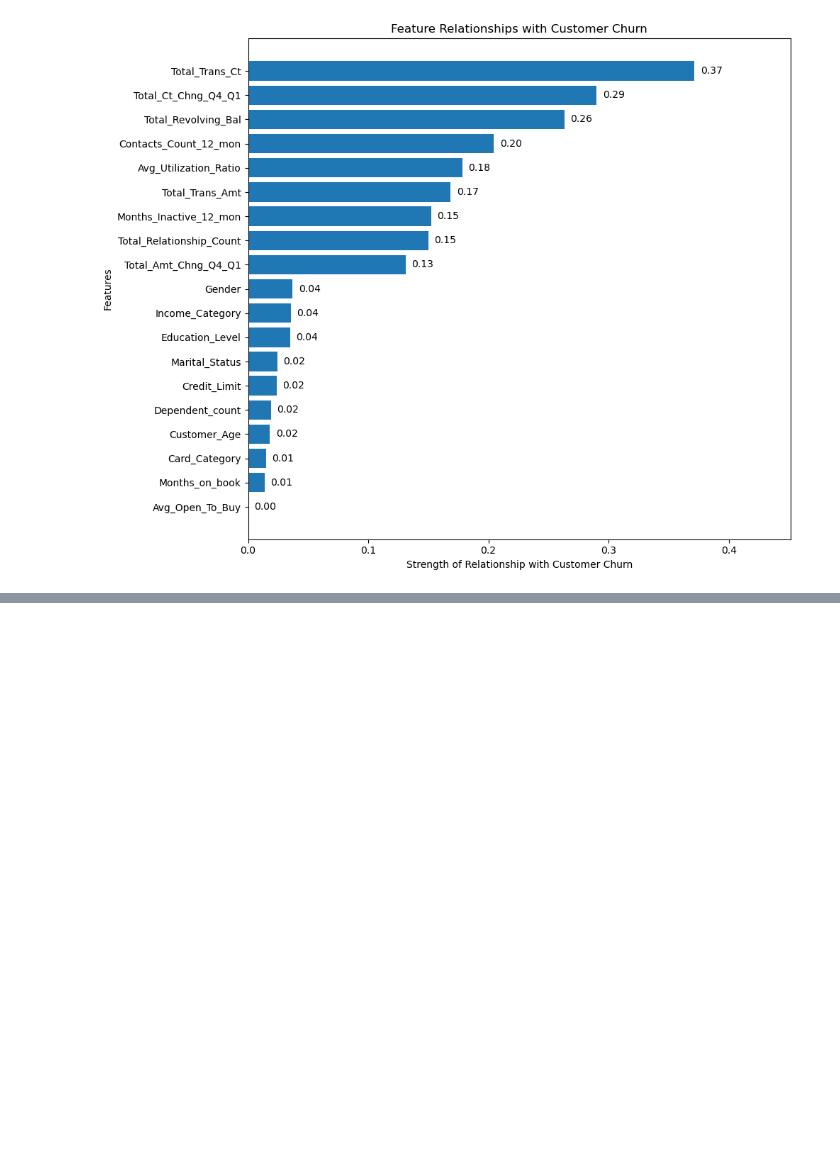
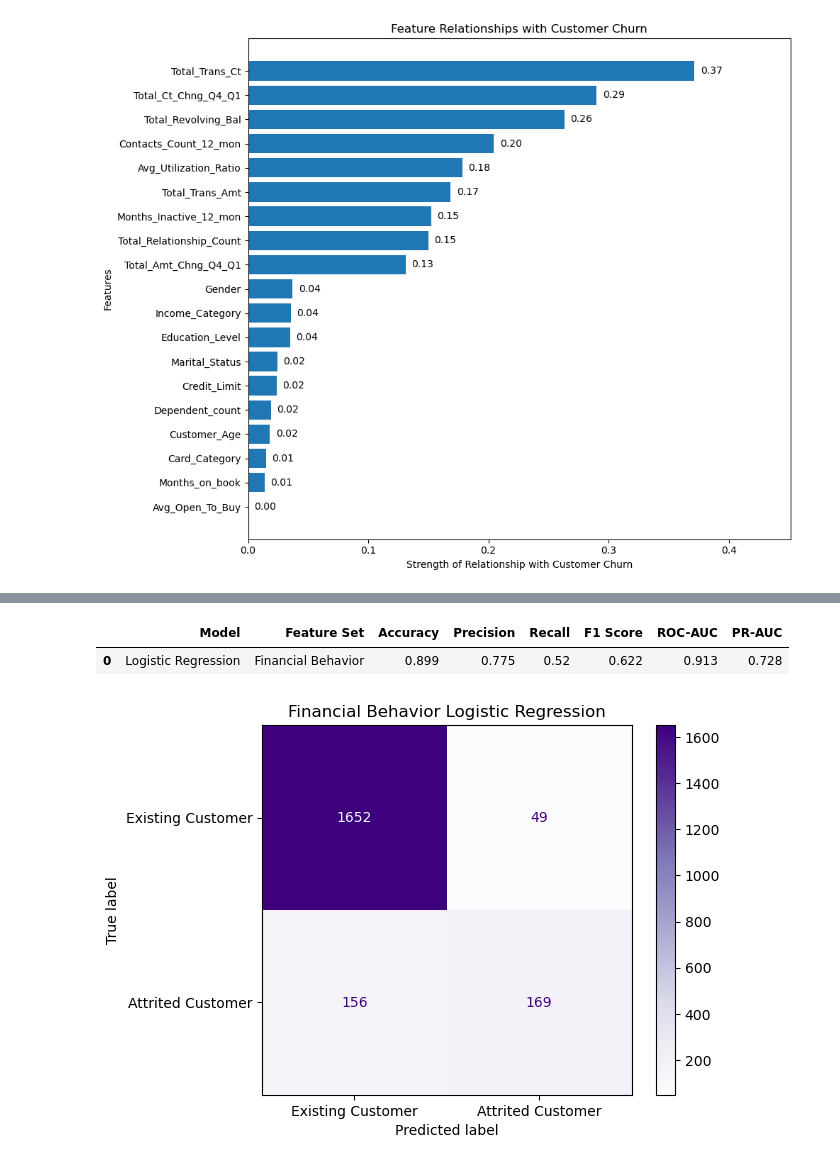
Before and after one commit to gianellarobles/Customer-Churn-Analytics-Predication, a Jupyter notebook: Customer_Churn_AP.ipynb, the cells around one changed output, grey strips where cells are left out. Cells and saved outputs as stored; diff of their text form; code cells hidden in the pictures; blank space fills up the shorter version.

```diff
--- a/Customer_Churn_AP.ipynb
+++ b/Customer_Churn_AP.ipynb
@@ -2114,0 +2144,17 @@ plt.show()
+# %%
+#dropping some columns that are repeating in group
+group_columns = [
+    col for col in X_financial.columns
+    if '_group' in col.lower()
+]
+
+X_financial = X_financial.drop(
+    columns = group_columns
+)
+
+#non-group column to remove
+X_financial = X_financial.drop(
+    columns=['Avg_Open_To_Buy']
+)
+
+print(X_financial.columns)
@@ -2114,0 +2343,45 @@ plt.show()
+# %%
+#Financial Behavior Logistic Regression
+
+financial_logistic = Pipeline([
+    ('scaler', StandardScaler()),
+    ('model', LogisticRegression(max_iter=1000))
+])
+
+#Train model
+financial_logistic.fit(X_financial_train, y_financial_train)
+
+#Make predictions
+financial_predictions = financial_logistic.predict(X_financial_test)
+financial_probabilities = financial_logistic.predict_proba(X_financial_test)[:, 1]
+
+#Create results table
+financial_results = pd.DataFrame({
+    'Model': ['Logistic Regression'],
+    'Feature Set': ['Financial Behavior'],
+    'Accuracy': [accuracy_score(y_financial_test, financial_predictions)],
+    'Precision': [precision_score(y_financial_test, financial_predictions)],
+    'Recall': [recall_score(y_financial_test, financial_predictions)],
+    'F1 Score': [f1_score(y_financial_test, financial_predictions)],
+    'ROC-AUC': [roc_auc_score(y_financial_test, financial_probabilities)],
+    'PR-AUC': [average_precision_score(y_financial_test, financial_probabilities)]
+})
+
+#Display results
+display(financial_results.round(3))
+
+#Create confusion matrix
+cm = confusion_matrix(y_financial_test, financial_predictions)
+
+disp = ConfusionMatrixDisplay(
+    confusion_matrix=cm,
+    display_labels=['Existing Customer', 'Attrited Customer']
+)
+
+disp.plot(cmap='Purples')
+plt.title('Financial Behavior Logistic Regression')
+plt.show()
+# %% [output]
+|  | Model | Feature Set | Accuracy | Precision | Recall | F1 Score | ROC-AUC | PR-AUC |
+| 0 | Logistic Regression | Financial Behavior | 0.899 | 0.775 | 0.52 | 0.622 | 0.913 | 0.728 |
+[figure, added]
```
Also changed, not shown: parts of 15 cells of this notebook.
